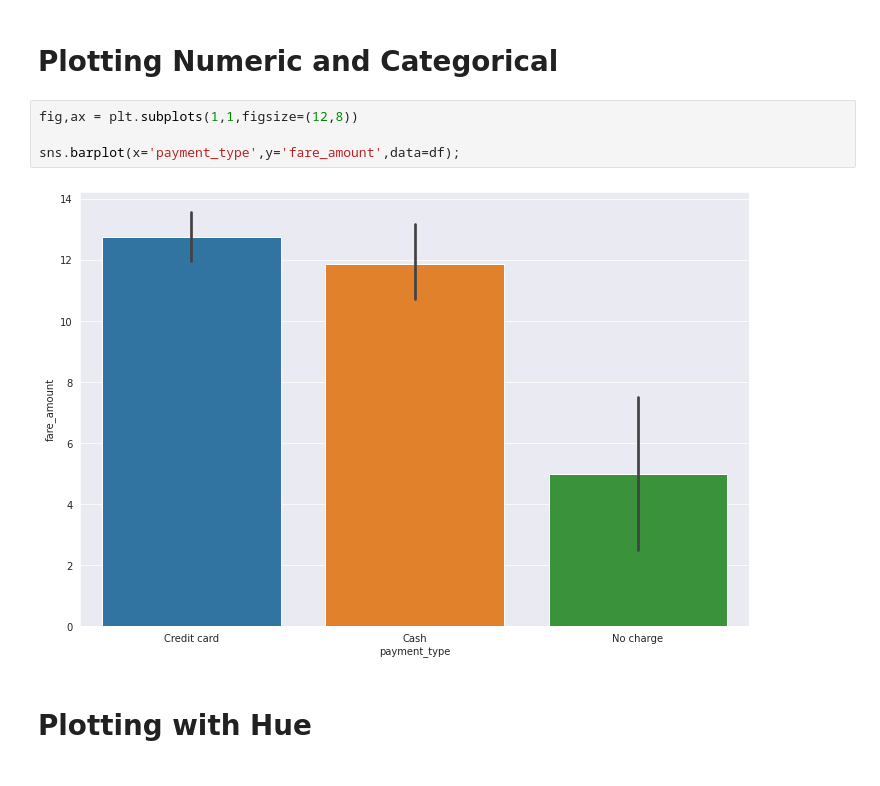
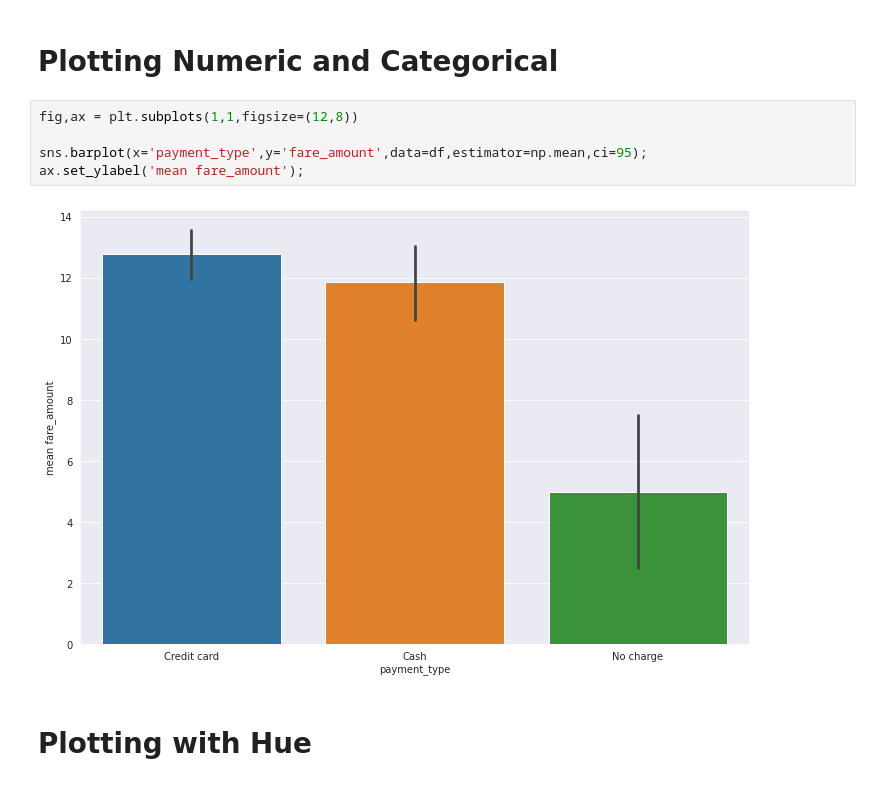
Before and after one commit to xiaoshuaicui/eods-s21, a Jupyter notebook: notebooks/eods-week03-pandas_visualization_dataexploration.ipynb, the cells around one changed output. Saved outputs shown, nothing was run; the diff lists cells and outputs as text.

```diff
--- a/notebooks/eods-week03-pandas_visualization_dataexploration.ipynb
+++ b/notebooks/eods-week03-pandas_visualization_dataexploration.ipynb
@@ -1213,9 +1214,10 @@ sns.countplot(x=df.payment_type);
 # %%
 fig,ax = plt.subplots(1,1,figsize=(12,8))
 
-sns.barplot(x='payment_type',y='fare_amount',data=df);
+sns.barplot(x='payment_type',y='fare_amount',data=df,estimator=np.mean,ci=95);
+ax.set_ylabel('mean fare_amount');
 # %% [output]
-[figure, old version]
+[figure, new version]
 # %% [markdown]
 # Plotting with Hue
 # %%
```
Also changed, not shown: parts of 11 cells of this notebook.
